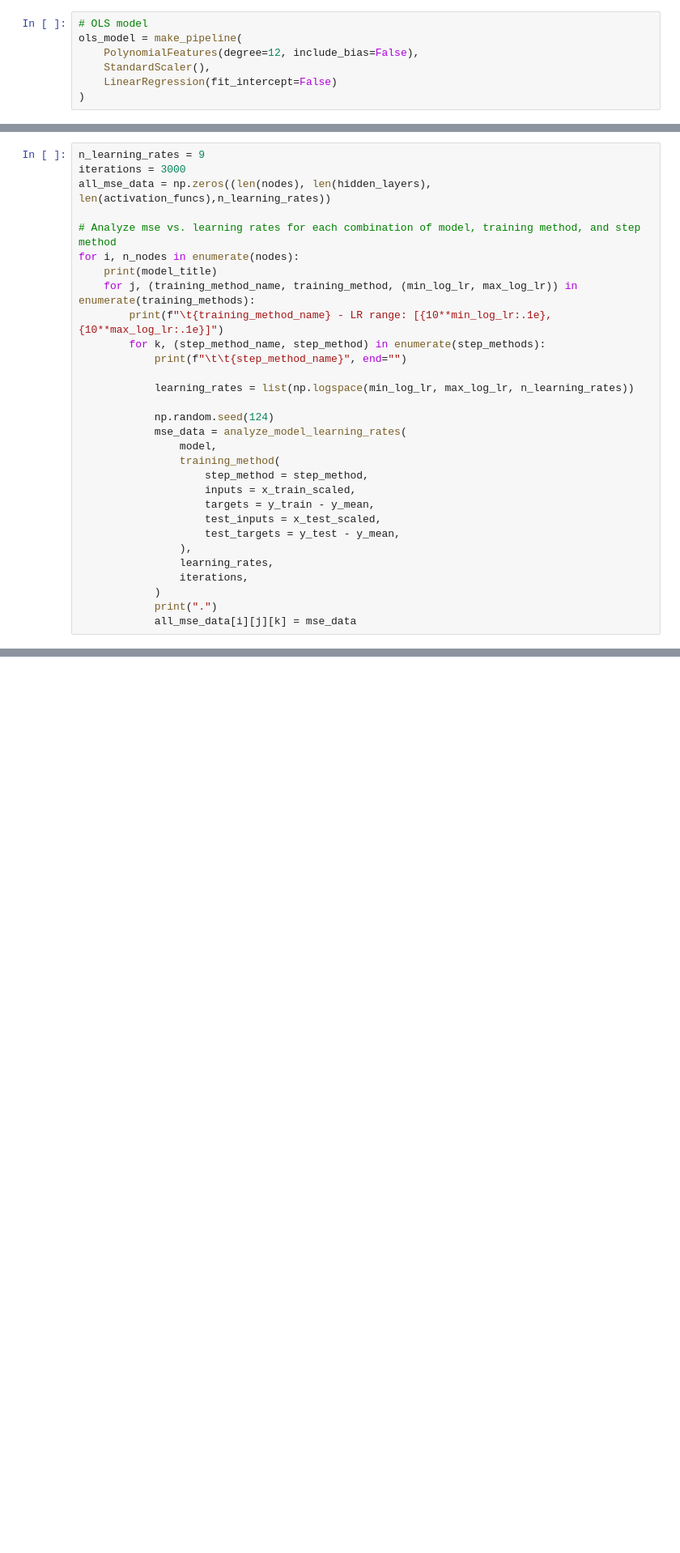
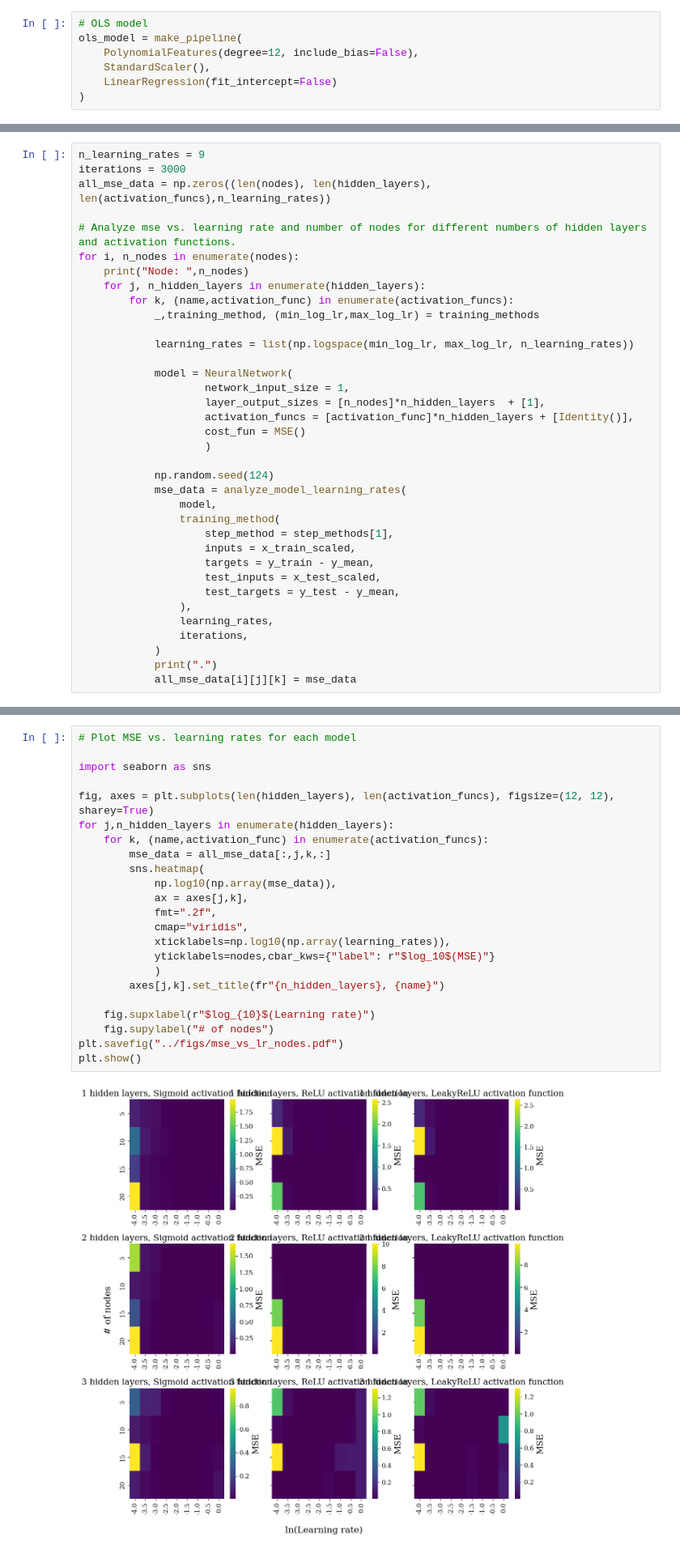
Before and after one commit to HeineEH/FYS-STK3155_Project2, a Jupyter notebook: code/exercise_2d.ipynb, the cells around one changed output, grey strips where cells are left out. Shown at 81% size. Cells and saved outputs as stored; diff of their text form; blank space fills up the shorter version.

```diff
--- a/code/exercise_2d.ipynb
+++ b/code/exercise_2d.ipynb
@@ -76,21 +81,27 @@ n_learning_rates = 9
 iterations = 3000
 all_mse_data = np.zeros((len(nodes), len(hidden_layers), len(activation_funcs),n_learning_rates))
 
-# Analyze mse vs. learning rates for each combination of model, training method, and step method
+# Analyze mse vs. learning rate and number of nodes for different numbers of hidden layers and activation functions.
 for i, n_nodes in enumerate(nodes):
-    print(model_title)
-    for j, (training_method_name, training_method, (min_log_lr, max_log_lr)) in enumerate(training_methods):
-        print(f"\t{training_method_name} - LR range: [{10**min_log_lr:.1e}, {10**max_log_lr:.1e}]")
-        for k, (step_method_name, step_method) in enumerate(step_methods):
-            print(f"\t\t{step_method_name}", end="")
+    print("Node: ",n_nodes)
+    for j, n_hidden_layers in enumerate(hidden_layers):
+        for k, (name,activation_func) in enumerate(activation_funcs):
+            _,training_method, (min_log_lr,max_log_lr) = training_methods
 
             learning_rates = list(np.logspace(min_log_lr, max_log_lr, n_learning_rates))
+
+            model = NeuralNetwork(
+                    network_input_size = 1,
+                    layer_output_sizes = [n_nodes]*n_hidden_layers  + [1],
+                    activation_funcs = [activation_func]*n_hidden_layers + [Identity()],
+                    cost_fun = MSE()
+                    )
 
             np.random.seed(124)
             mse_data = analyze_model_learning_rates(
                 model,
                 training_method(
-                    step_method = step_method,
+                    step_method = step_methods[1],
                     inputs = x_train_scaled,
                     targets = y_train - y_mean,
                     test_inputs = x_test_scaled,
@@ -104 +133,26 @@ for i, n_nodes in enumerate(nodes):
+# %%
+# Plot MSE vs. learning rates for each model
+
+import seaborn as sns
+
+fig, axes = plt.subplots(len(hidden_layers), len(activation_funcs), figsize=(12, 12), sharey=True)
+for j,n_hidden_layers in enumerate(hidden_layers):
+    for k, (name,activation_func) in enumerate(activation_funcs):
+        mse_data = all_mse_data[:,j,k,:]
+        sns.heatmap(
+            np.log10(np.array(mse_data)),
+            ax = axes[j,k],
+            fmt=".2f",
+            cmap="viridis",
+            xticklabels=np.log10(np.array(learning_rates)),
+            yticklabels=nodes,cbar_kws={"label": r"$log_10$(MSE)"}
+            )
+        axes[j,k].set_title(fr"{n_hidden_layers}, {name}")
+
+    fig.supxlabel(r"$log_{10}$(Learning rate)")
+    fig.supylabel("# of nodes")
+plt.savefig("../figs/mse_vs_lr_nodes.pdf")
+plt.show()
+# %% [output]
+[figure, added]
 # %%
```
Also changed, not shown: parts of 5 cells of this notebook, 3 other files.
